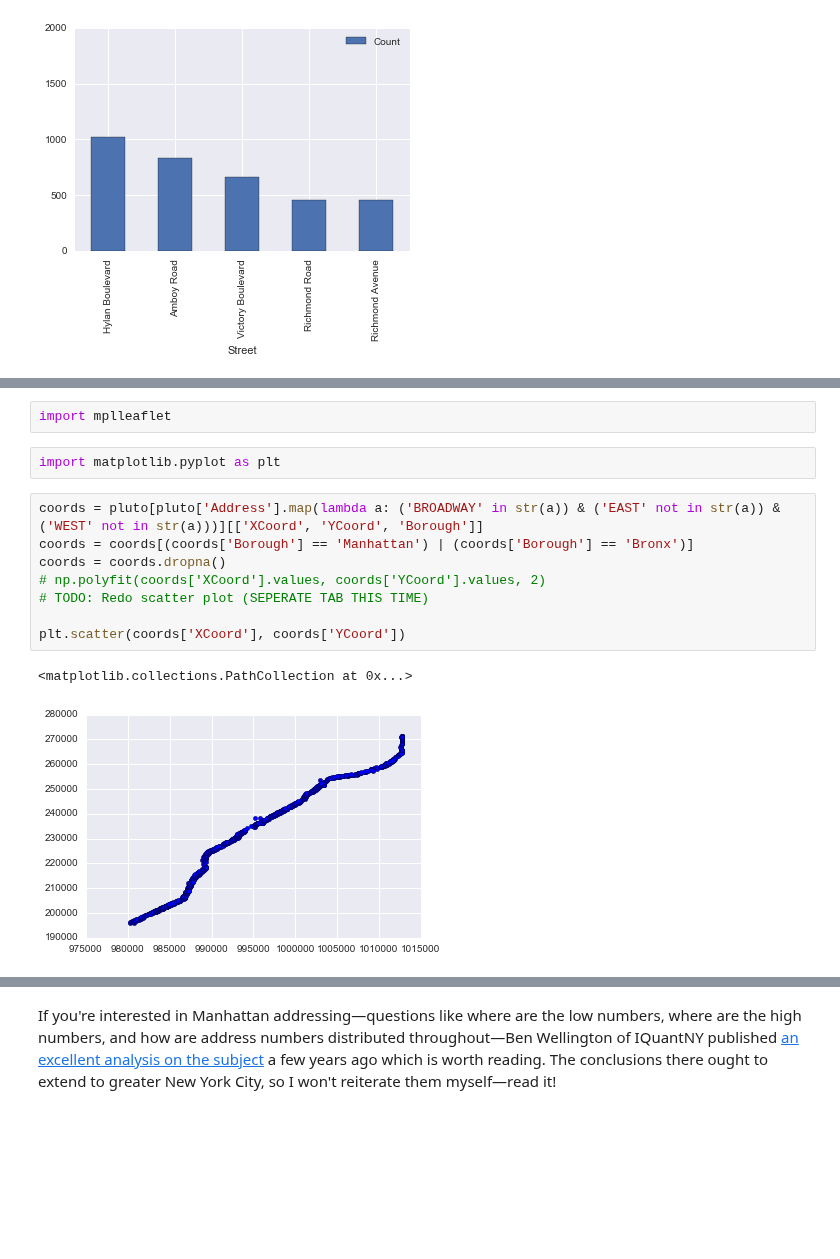
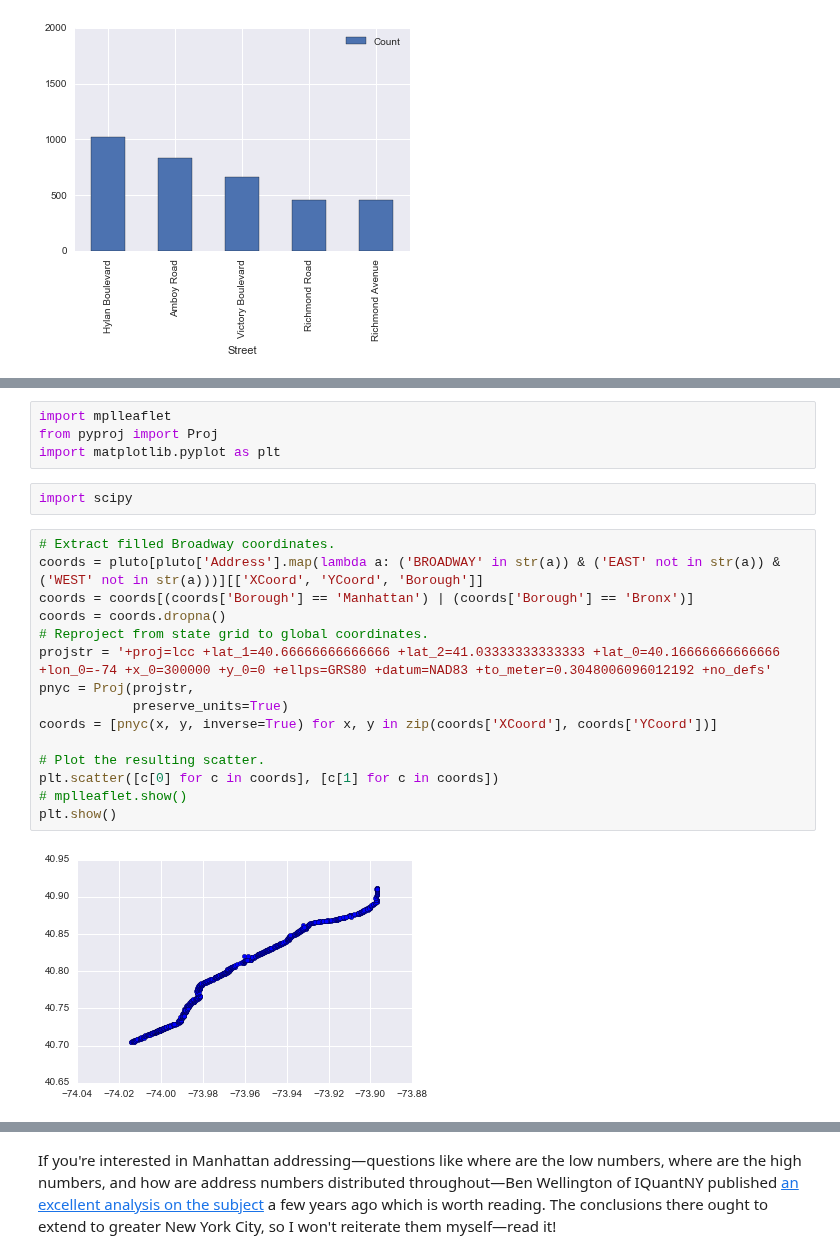
Before and after one commit to ResidentMario/nyc-buildings, a Jupyter notebook: address-data-visualization.ipynb, the cells around one changed output, grey strips where cells are left out. Saved outputs shown, nothing was run; the diff lists cells and outputs as text; blank space fills up the shorter version.

```diff
--- a/address-data-visualization.ipynb
+++ b/address-data-visualization.ipynb
@@ -354,15 +361,23 @@ staten_island = bar_chart_it(address_counts[address_counts['Borough'] == 'Staten
+# %%
+import mplleaflet
+from pyproj import Proj
+import matplotlib.pyplot as plt
 # %%
-import mplleaflet
+import scipy
-# %%
-import matplotlib.pyplot as plt
 # %%
+# Extract filled Broadway coordinates.
 coords = pluto[pluto['Address'].map(lambda a: ('BROADWAY' in str(a)) & ('EAST' not in str(a)) & ('WEST' not in str(a)))][['XCoord', 'YCoord', 'Borough']]
 coords = coords[(coords['Borough'] == 'Manhattan') | (coords['Borough'] == 'Bronx')]
 coords = coords.dropna()
-# np.polyfit(coords['XCoord'].values, coords['YCoord'].values, 2)
-# TODO: Redo scatter plot (SEPERATE TAB THIS TIME)
+# Reproject from state grid to global coordinates.
+projstr = '+proj=lcc +lat_1=40.66666666666666 +lat_2=41.03333333333333 +lat_0=40.16666666666666 +lon_0=-74 +x_0=300000 +y_0=0 +ellps=GRS80 +datum=NAD83 +to_meter=0.3048006096012192 +no_defs'
+pnyc = Proj(projstr,
+            preserve_units=True)
+coords = [pnyc(x, y, inverse=True) for x, y in zip(coords['XCoord'], coords['YCoord'])]
 
-plt.scatter(coords['XCoord'], coords['YCoord'])
+# Plot the resulting scatter.
+plt.scatter([c[0] for c in coords], [c[1] for c in coords])
+# mplleaflet.show()
+plt.show()
 # %% [output]
-<matplotlib.collections.PathCollection at 0x...>
-[figure, old version]
+[figure, new version]
```
Also changed, not shown: parts of 11 cells of this notebook.
